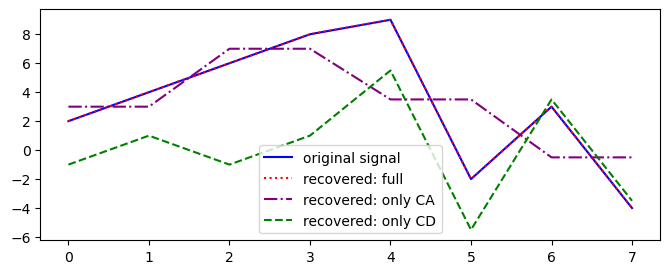
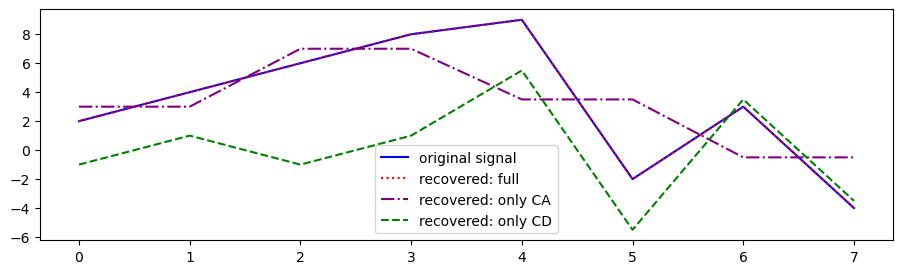
The notebook cell's code change between the first figure and the second:
--- before
+++ after
@@ -1,3 +1,3 @@
-plt.figure(figsize=(8,3))
+plt.figure(figsize=(11,3))
 
 plt.plot(f, color = "blue", label= "original signal")

Commit: update